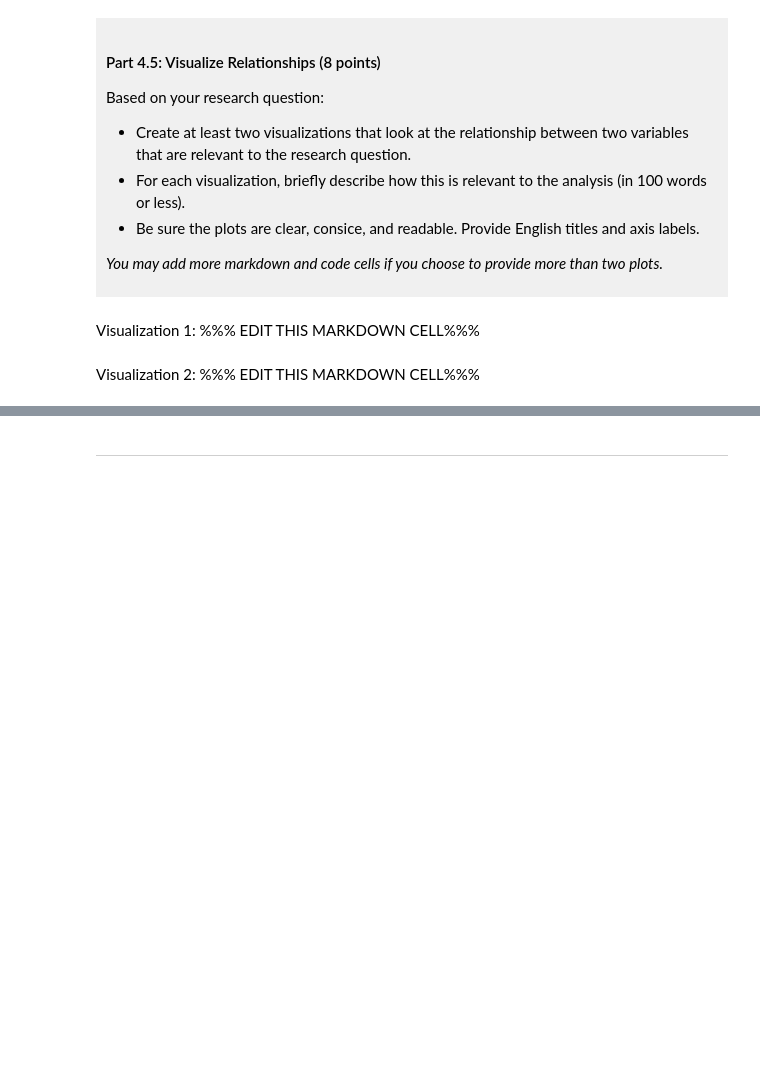
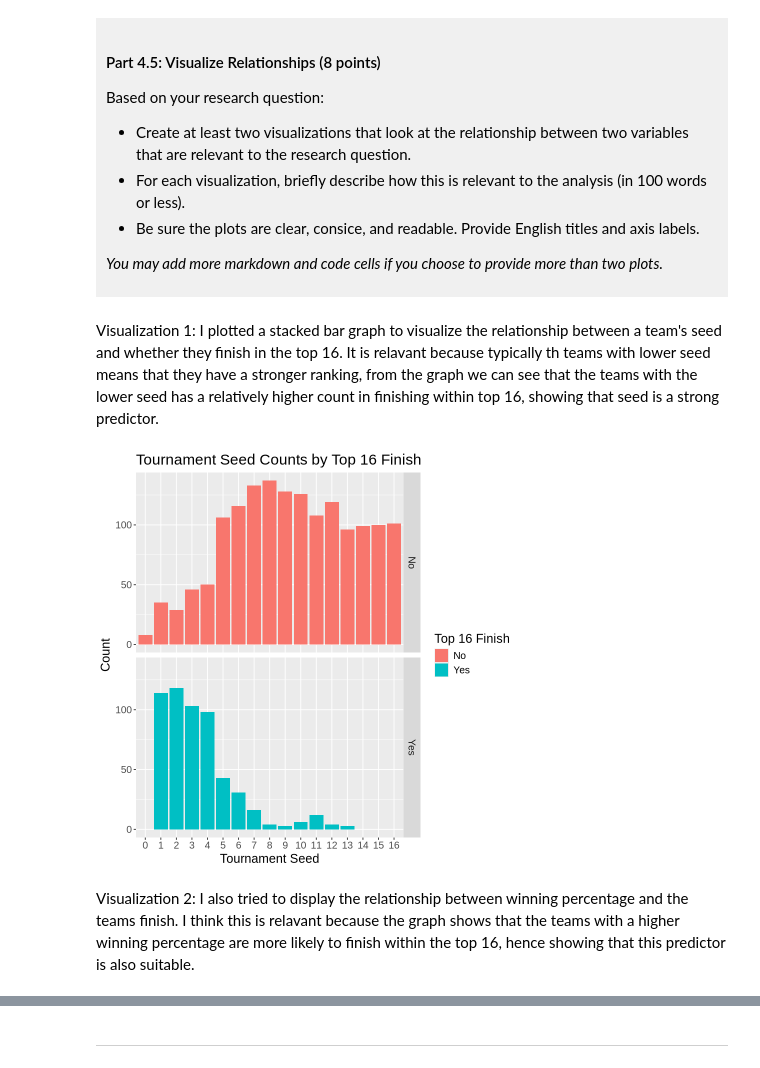
Before and after one commit to kchau822/dsci-100-project-Adrian-Chau, a Jupyter notebook: dsci-100-project-notebook.ipynb, the cells around one changed output, grey strips where cells are left out. Cells and saved outputs as stored; diff of their text form; code cells hidden in the pictures; blank space fills up the shorter version.

```diff
--- a/dsci-100-project-notebook.ipynb
+++ b/dsci-100-project-notebook.ipynb
@@ -370,9 +370,18 @@ Based on your research question:
 *You may add more markdown and code cells if you choose to provide more than two plots.*
 </div>
 # %% [markdown]
-Visualization 1: %%% EDIT THIS MARKDOWN CELL%%%
+Visualization 1: I plotted a stacked bar graph to visualize the relationship between a team's seed and whether they finish in the top 16. It is relavant because typically th teams with lower seed means that they have a stronger ranking, from the graph we can see that the teams with the lower seed has a relatively higher count in finishing within top 16, showing that seed is a strong predictor.
 # %%
-### EDIT THIS CODE CELL FOR VISUALIZATION 1###
+plot3 <- ggplot(WmenMarMadness_tidy, aes(x = factor(seed), fill = in_top_16)) +
+    geom_bar() +
+    facet_grid(rows = vars(in_top_16)) +
+    labs(title = "Tournament Seed Counts by Top 16 Finish",
+        x = "Tournament Seed", y = "Count", fill = "Top 16 Finish") +
+    theme(text = element_text(size = 15))
+
+plot3
+# %% [output]
+[figure, added]
 # %% [markdown]
-Visualization 2: %%% EDIT THIS MARKDOWN CELL%%%
+Visualization 2: I also tried to display the relationship between winning percentage and the teams finish. I think this is relavant because the graph shows that the teams with a higher winning percentage are more likely to finish within the top 16, hence showing that this predictor is also suitable.
 # %%
```
Also changed, not shown: parts of 3 cells of this notebook.
